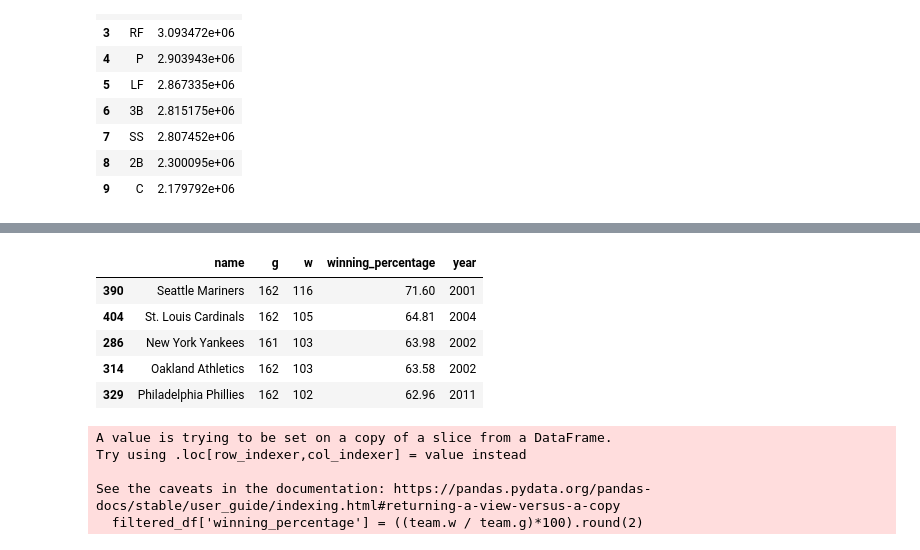
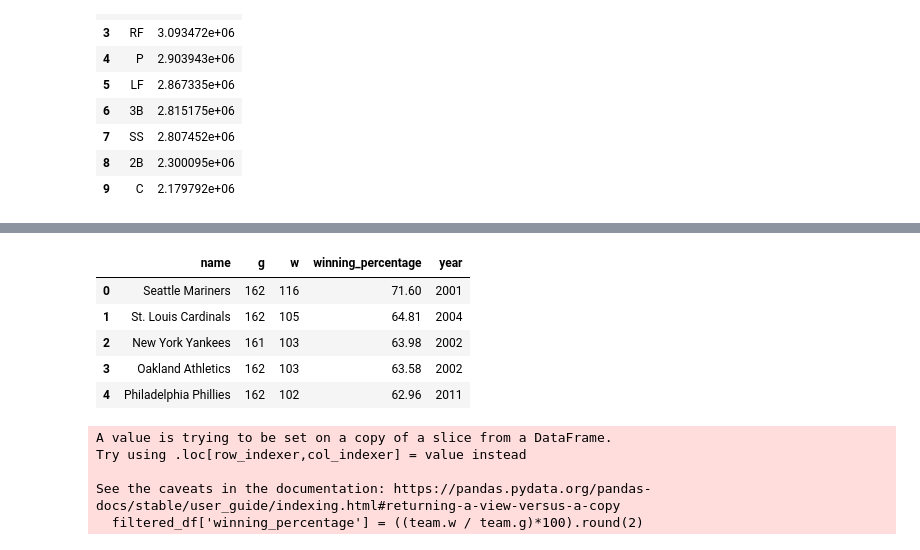
Before and after one commit to andresdr11/_MLB-Database-Analysis_, a Jupyter notebook: Python/PruebasAndres.ipynb, the cells around one changed output, grey strips where cells are left out. Drawn from its saved outputs; the diff is of its cells as text; code cells hidden in the pictures.

```diff
--- a/Python/PruebasAndres.ipynb
+++ b/Python/PruebasAndres.ipynb
@@ -386,18 +383,18 @@ ordered_df
 # %%
 #15
 team['winning_percentage'] = ((team.w / team.g)*100).round(2)
 filtered_df = team[(team['ws_win']== 'N') & (team['year']>=2000)]
 grouped_df = filtered_df.groupby(['name', 'g', 'w', 'winning_percentage', 'year']).first().reset_index()
 ordered_df = grouped_df.sort_values(by='winning_percentage', ascending=False).head(5).reset_index(drop=True)
-ordered_df = ordered_df[['name', 'g', 'w', 'winning_percentage', 'year']]
-ordered_df
+result_df = ordered_df[['name', 'g', 'w', 'winning_percentage', 'year']]
+result_df
 # %% [output]
 |  | name | g | w | winning_percentage | year |
-| 390 | Seattle Mariners | 162 | 116 | 71.60 | 2001 |
-| 404 | St. Louis Cardinals | 162 | 105 | 64.81 | 2004 |
-| 286 | New York Yankees | 161 | 103 | 63.98 | 2002 |
-| 314 | Oakland Athletics | 162 | 103 | 63.58 | 2002 |
-| 329 | Philadelphia Phillies | 162 | 102 | 62.96 | 2011 |
+| 0 | Seattle Mariners | 162 | 116 | 71.60 | 2001 |
+| 1 | St. Louis Cardinals | 162 | 105 | 64.81 | 2004 |
+| 2 | New York Yankees | 161 | 103 | 63.98 | 2002 |
+| 3 | Oakland Athletics | 162 | 103 | 63.58 | 2002 |
+| 4 | Philadelphia Phillies | 162 | 102 | 62.96 | 2011 |
 # %%
 #16
 filtered_df = team[(team['ws_win']== 'Y') & (team['year']>=2000)]
```
Also changed, not shown: parts of 7 cells of this notebook, 1 other file.
